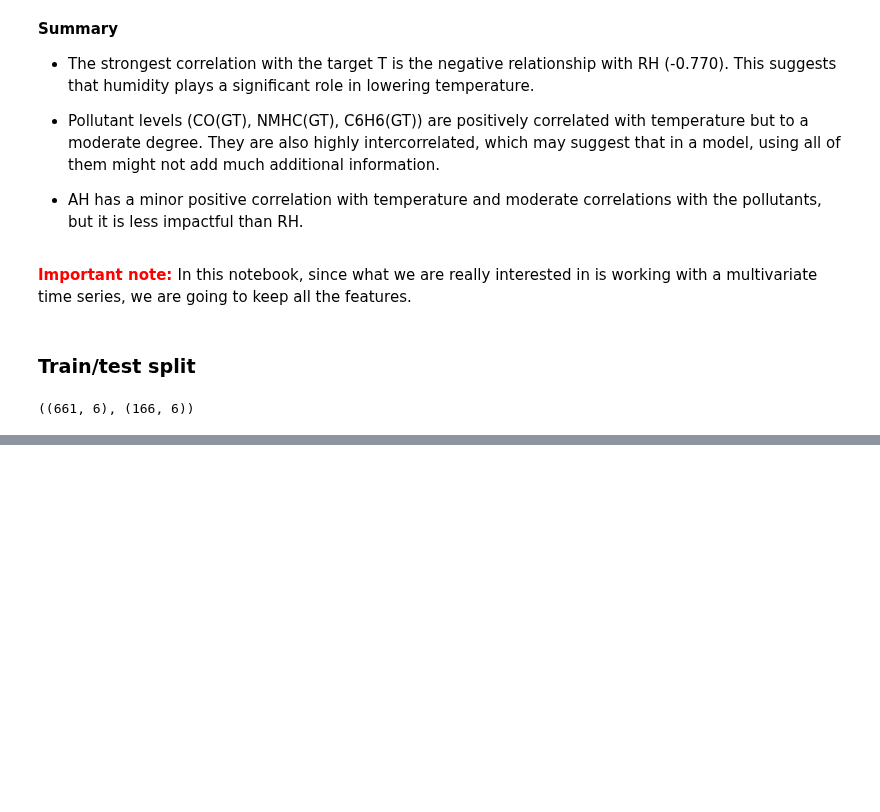
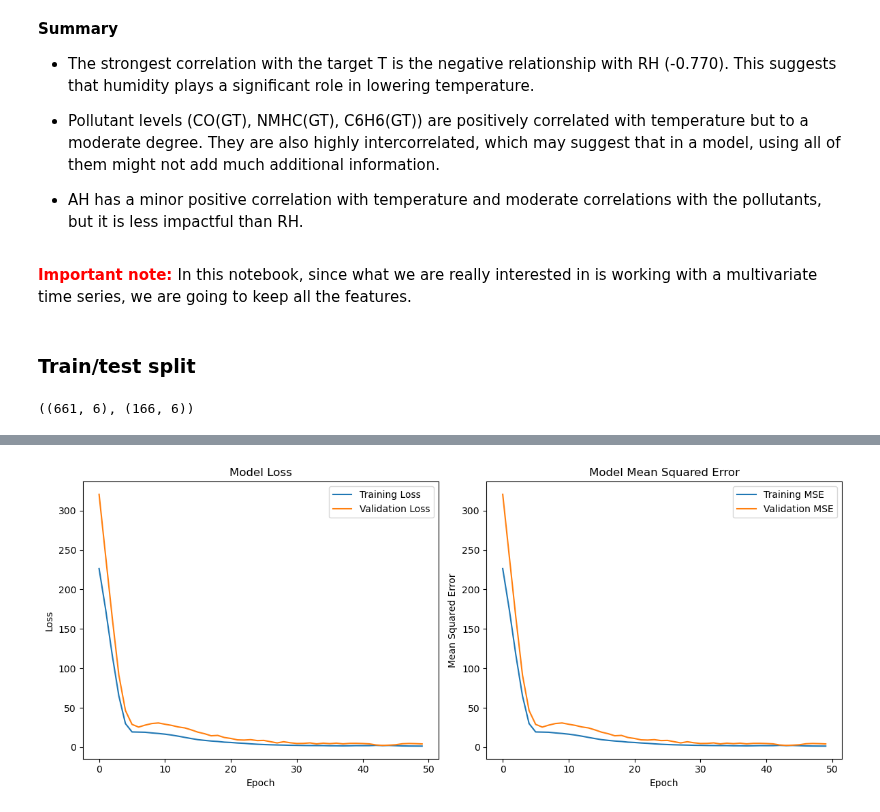
Before and after one commit to MNGARCIA085/Time-Series-with-Deep-Leaning, a Jupyter notebook: Multivariate/Air Quality/Air_Quality.ipynb, the cells around one changed output, grey strips where cells are left out. Cells and saved outputs as stored; diff of their text form; code cells hidden in the pictures; blank space fills up the shorter version.

```diff
--- a/Multivariate/Air Quality/Air_Quality.ipynb
+++ b/Multivariate/Air Quality/Air_Quality.ipynb
@@ -484,0 +481,22 @@ data[np.newaxis].shape
+# %%
+def build_compile_model_2(name, window_size=G.WINDOW_SIZE, num_features=num_features, horizon=G.HORIZON):
+    model = tf.keras.Sequential(name=name)
+
+    # LSTM Layer to handle time series input
+    model.add(tf.keras.layers.LSTM(64, return_sequences=True, input_shape=(window_size, num_features)))
+    model.add(tf.keras.layers.LSTM(64))
+
+    # Dense layer to output the final temperature prediction
+    model.add(tf.keras.layers.Dense(32, activation='relu'))
+    model.add(tf.keras.layers.Dense(horizon))
+
+    # Compile the model
+    model.compile(loss='mse',
+                  optimizer='adam',
+                  metrics=['mse'])
+
+    return model
+
+
+model_2 = build_compile_model_2('LSTM')
+model_2.summary()
@@ -484,0 +521,11 @@ data[np.newaxis].shape
+# %%
+# fit
+history_2 = model_2.fit(
+    ds_train,
+    epochs=50,
+    verbose=0,
+    validation_data=ds_val)
+# %%
+plot_history(history_2)
+# %% [output]
+[figure, added]
```
Also changed, not shown: parts of 56 cells of this notebook, 1 other file.
